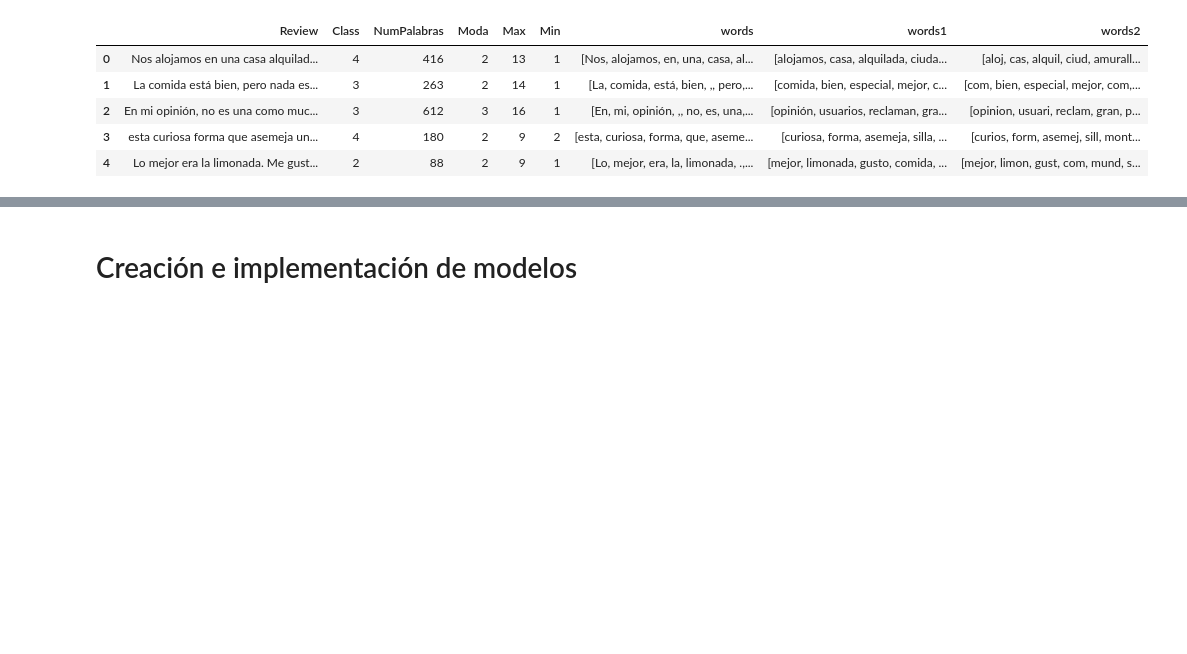
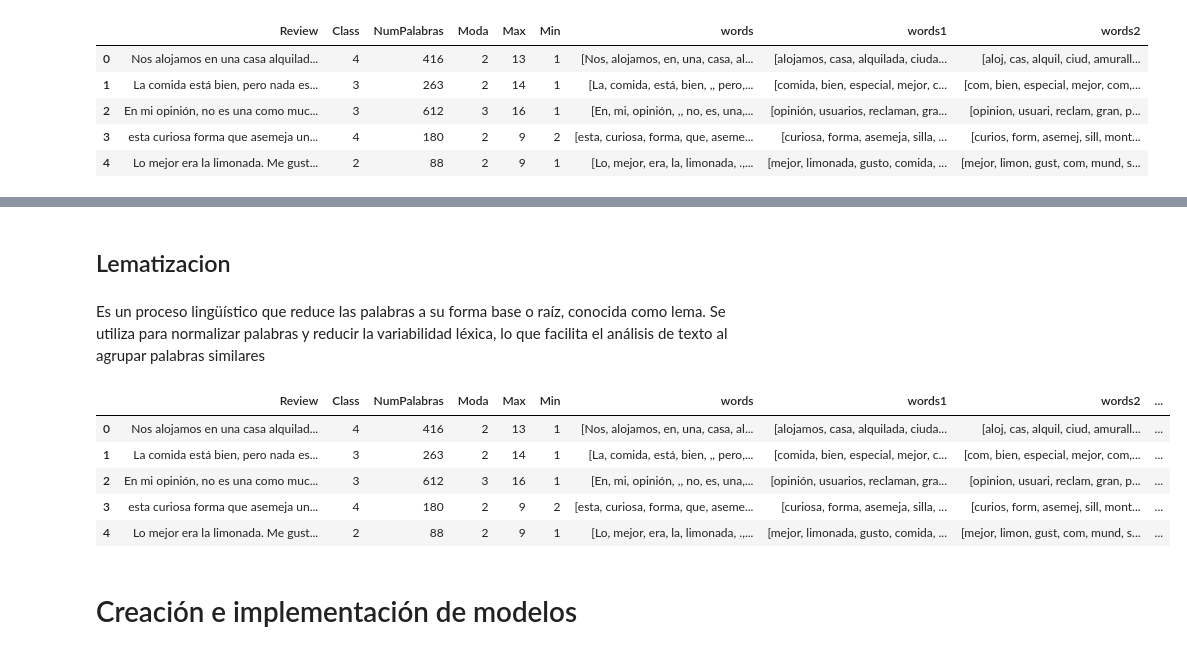
Before and after one commit to AlessoMTZ/Trabajo_BI_Estadistica, a Jupyter notebook: Notebook.ipynb, the cells around one changed output, grey strips where cells are left out. Cells and saved outputs as stored; diff of their text form; code cells hidden in the pictures; blank space fills up the shorter version.

```diff
--- a/Notebook.ipynb
+++ b/Notebook.ipynb
@@ -477,0 +455,4 @@ prepData
+# %% [markdown]
+## Lematizacion
+# %% [markdown]
+Es un proceso lingüístico que reduce las palabras a su forma base o raíz, conocida como lema. Se utiliza para normalizar palabras y reducir la variabilidad léxica, lo que facilita el análisis de texto al agrupar palabras similares
@@ -478,2 +471,12 @@ prepData
+# %%
+prepData['lemmatized_review'] = prepData['Review'].apply(lemmatize_and_remove_stopwords)
+prepData.head()
+# %% [output]
+|  | Review | Class | NumPalabras | Moda | Max | Min | words | words1 | words2 | ... |
+| 0 | Nos alojamos en una casa alquilad... | 4 | 416 | 2 | 13 | 1 | [Nos, alojamos, en, una, casa, al... | [alojamos, casa, alquilada, ciuda... | [aloj, cas, alquil, ciud, amurall... | ... |
+| 1 | La comida está bien, pero nada es... | 3 | 263 | 2 | 14 | 1 | [La, comida, está, bien, ,, pero,... | [comida, bien, especial, mejor, c... | [com, bien, especial, mejor, com,... | ... |
+| 2 | En mi opinión, no es una como muc... | 3 | 612 | 3 | 16 | 1 | [En, mi, opinión, ,, no, es, una,... | [opinión, usuarios, reclaman, gra... | [opinion, usuari, reclam, gran, p... | ... |
+| 3 | esta curiosa forma que asemeja un... | 4 | 180 | 2 | 9 | 2 | [esta, curiosa, forma, que, aseme... | [curiosa, forma, asemeja, silla, ... | [curios, form, asemej, sill, mont... | ... |
+| 4 | Lo mejor era la limonada. Me gust... | 2 | 88 | 2 | 9 | 1 | [Lo, mejor, era, la, limonada, .,... | [mejor, limonada, gusto, comida, ... | [mejor, limon, gust, com, mund, s... | ... |
 # %% [markdown]
 # Creación e implementación de modelos
```
Also changed, not shown: parts of 46 cells of this notebook, 3 other files.
